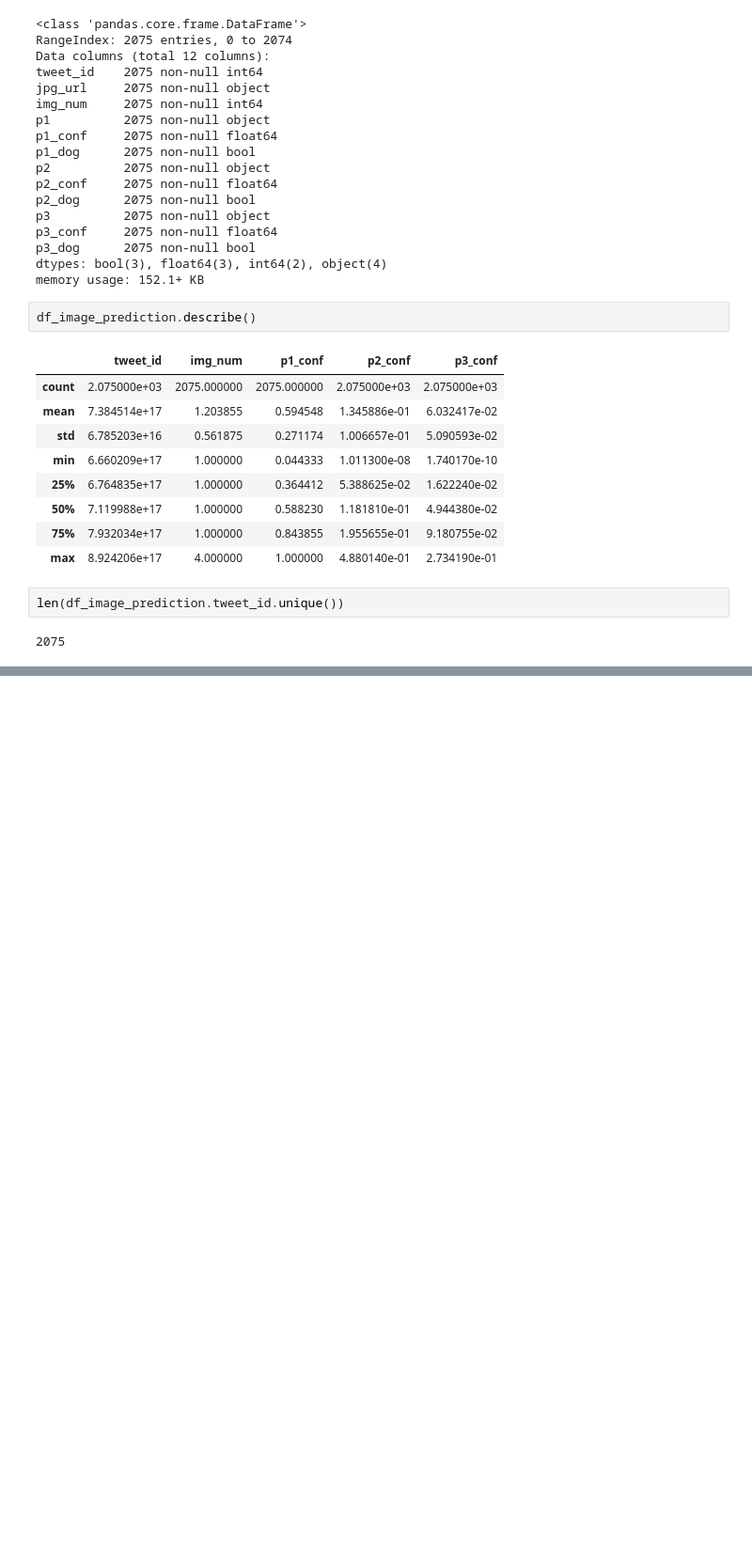
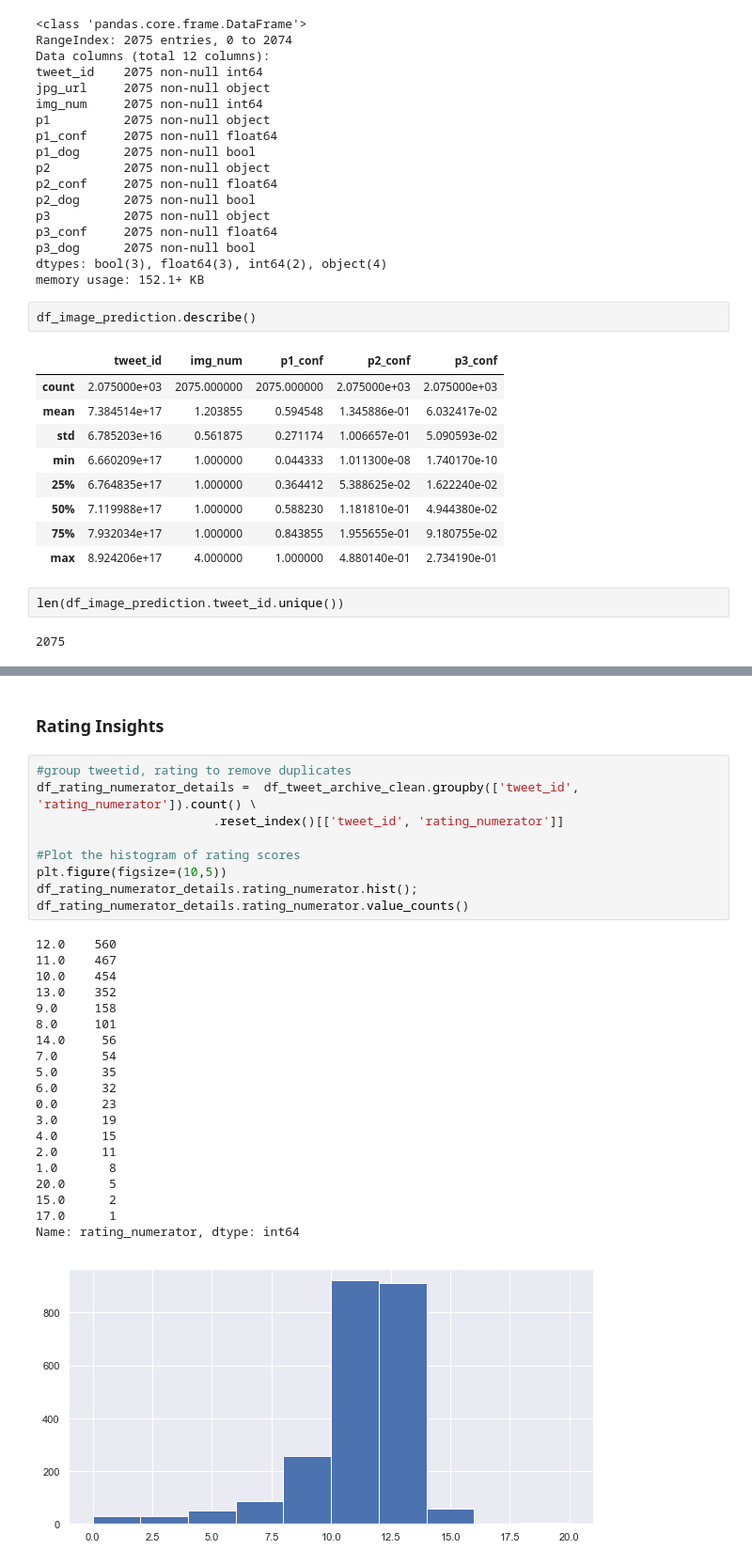
Before and after one commit to KMPrep/Wrangle_Data, a Jupyter notebook: wrangle_act.ipynb, the cells around one changed output, grey strips where cells are left out. Shown: that part at 94% size. Cells and saved outputs as stored; diff of their text form; blank space fills up the shorter version.

```diff
--- a/wrangle_act.ipynb
+++ b/wrangle_act.ipynb
@@ -500,0 +1018,32 @@ Tidy Data Issues
+# %% [markdown]
+### Rating Insights
+# %%
+#group tweetid, rating to remove duplicates
+df_rating_numerator_details =  df_tweet_archive_clean.groupby(['tweet_id', 'rating_numerator']).count() \
+                        .reset_index()[['tweet_id', 'rating_numerator']]
+
+#Plot the histogram of rating scores
+plt.figure(figsize=(10,5))
+df_rating_numerator_details.rating_numerator.hist();
+df_rating_numerator_details.rating_numerator.value_counts()
+# %% [output]
+12.0    560
+11.0    467
+10.0    454
+13.0    352
+9.0     158
+8.0     101
+14.0     56
+7.0      54
+5.0      35
+6.0      32
+0.0      23
+3.0      19
+4.0      15
+2.0      11
+1.0       8
+20.0      5
+15.0      2
+17.0      1
+Name: rating_numerator, dtype: int64
+[figure, added]
```
Also changed, not shown: parts of 96 cells of this notebook, 9 other files.
